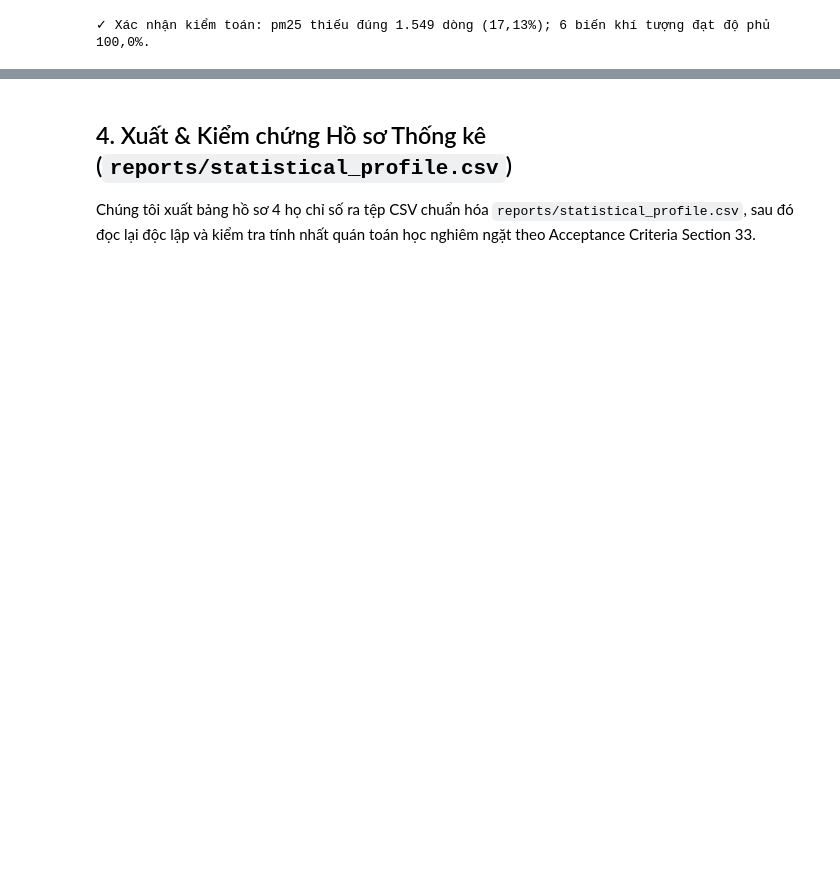
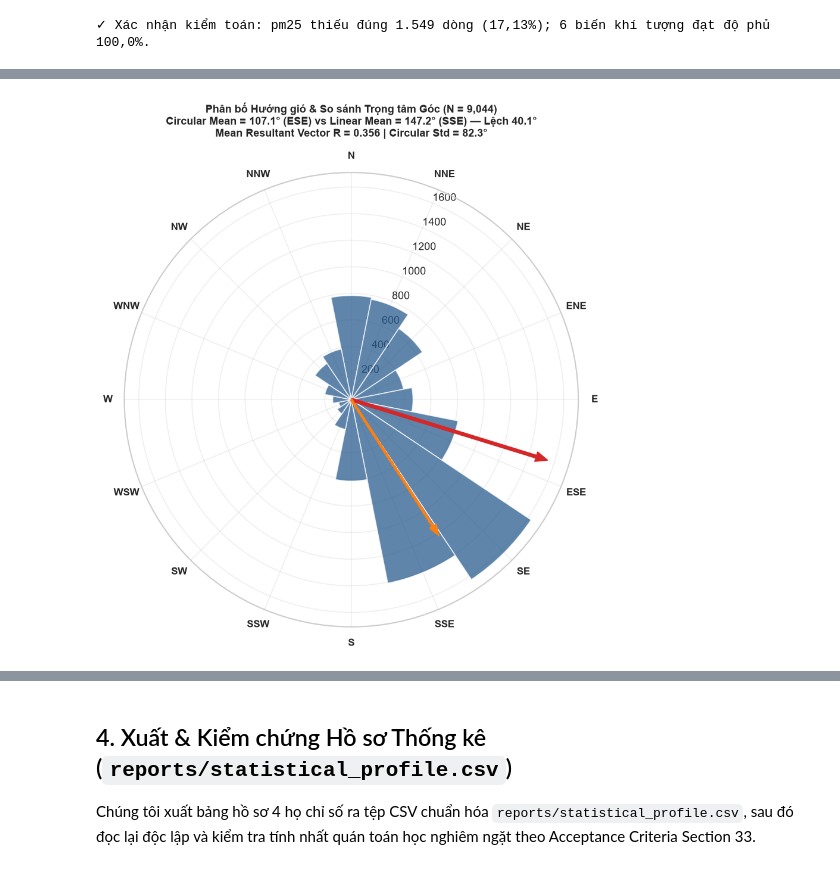
Before and after one commit to doctor-cato/air-pollution-analysis, a Jupyter notebook: notebooks/04_descriptive_stats.ipynb, the cells around one changed output, grey strips where cells are left out. Saved outputs shown, nothing was run; the diff lists cells and outputs as text; code cells hidden in the pictures; blank space fills up the shorter version.

Commit message:
fix(eda): address PR #40 review on circular wind direction, notebook sync, and provenance audit

```diff
--- a/notebooks/04_descriptive_stats.ipynb
+++ b/notebooks/04_descriptive_stats.ipynb
@@ -311,0 +345,75 @@ display(profile_df)
+# %%
+wd_series = df["wind_direction"].dropna()
+linear_mean_wd = float(wd_series.mean())
+linear_std_wd = float(wd_series.std())
+circ_mean_wd = float(stats.circmean(wd_series, high=360, low=0))
+circ_std_wd = float(stats.circstd(wd_series, high=360, low=0))
+
+# Tính Mean Resultant Vector Length R
+rad = np.radians(wd_series)
+S = np.sin(rad).mean()
+C = np.cos(rad).mean()
+R_mean = float(np.hypot(S, C))
+
+# Phân bố tần suất theo 16 hướng la bàn chính
+compass_labels = [
+    "N", "NNE", "NE", "ENE", "E", "ESE", "SE", "SSE",
+    "S", "SSW", "SW", "WSW", "W", "WNW", "NW", "NNW"
+]
+bins_16 = np.linspace(0, 360, 17)
+# Đổi góc sao cho bin đầu tiên tập trung quanh 0° (Bắc): [-11.25, 11.25)
+shifted_wd = (wd_series + 11.25) % 360
+counts, _ = np.histogram(shifted_wd, bins=bins_16)
+
+# Vẽ biểu đồ Polar Wind Rose
+fig, ax = plt.subplots(figsize=(8, 8), subplot_kw={"projection": "polar"})
+ax.set_theta_direction(-1)  # Chiều kim đồng hồ
+ax.set_theta_zero_location("N")  # 0° ở hướng Bắc
+
+# Góc cho từng thanh (16 hướng)
+theta_centers = np.radians(np.linspace(0, 360 - 22.5, 16))
+width = np.radians(22.5)
+
+bars = ax.bar(
+    theta_centers, counts, width=width, bottom=0.0,
+    color="#2b5c8f", alpha=0.75, edgecolor="white"
+)
+ax.set_xticks(theta_centers)
+ax.set_xticklabels(compass_labels, fontsize=10, fontweight="bold")
+
+# Vẽ vector Circular Mean
+circ_mean_rad = np.radians(circ_mean_wd)
+ax.annotate(
+    "", xy=(circ_mean_rad, counts.max() * 0.95), xytext=(0, 0),
+    arrowprops=dict(facecolor="#d62728", edgecolor="#d62728", width=3, headwidth=10)
+)
+
+# Vẽ vector Linear Mean để đối chiếu sự sai lệch
+linear_mean_rad = np.radians(linear_mean_wd)
+ax.annotate(
+    "", xy=(linear_mean_rad, counts.max() * 0.75), xytext=(0, 0),
+    arrowprops=dict(facecolor="#ff7f0e", edgecolor="#ff7f0e", width=2, headwidth=8, linestyle="--")
+)
+
+ax.set_title(
+    f"Phân bố Hướng gió & So sánh Trọng tâm Góc (N = {len(wd_series):,})\n"
+    f"Circular Mean = {circ_mean_wd:.1f}° (ESE) vs Linear Mean = {linear_mean_wd:.1f}° (SSE) — Lệch {abs(linear_mean_wd - circ_mean_wd):.1f}°\n"
+    f"Mean Resultant Vector R = {R_mean:.3f} | Circular Std = {circ_std_wd:.1f}°",
+    fontsize=11, fontweight="bold", pad=15
+)
+
+plt.tight_layout()
+plt.show()
+
+print("BẢNG ĐỐI CHIẾU THỐNG KÊ HƯỚNG GIÓ (WIND DIRECTION):")
+print(f"  1. Linear Mean:               {linear_mean_wd:.2f}° (Nam Đông Nam - SSE)")
+print(f"  2. Circular Mean (circmean):   {circ_mean_wd:.2f}° (Đông Đông Nam - ESE)")
+print(f"     -> Sai lệch do trung bình số học: {abs(linear_mean_wd - circ_mean_wd):.2f}° (gây sai lệch nhận định luồng gió)")
+print(f"  3. Circular Std (circstd):     {circ_std_wd:.2f}°")
+print(f"  4. Linear Std:                 {linear_std_wd:.2f}°")
+print(f"  5. Mean Resultant Length (R):  {R_mean:.4f} (Độ định hướng tập trung của gió tại trạm)")
+print("  6. CẢNH BÁO GIỚI HẠN: Các chỉ số tuyến tính (median, quantiles, skewness, kurtosis) của wind_direction")
+print("     phụ thuộc hoàn toàn vào điểm cắt nhân tạo 0° nên không có ý nghĩa vật lý; chỉ có Circular Mean")
+print("     phản ánh chính xác hướng gió thổi trung bình.")
+# %% [output]
+[figure, added]
```
Also changed, not shown: parts of 10 cells of this notebook, 3 other files.
